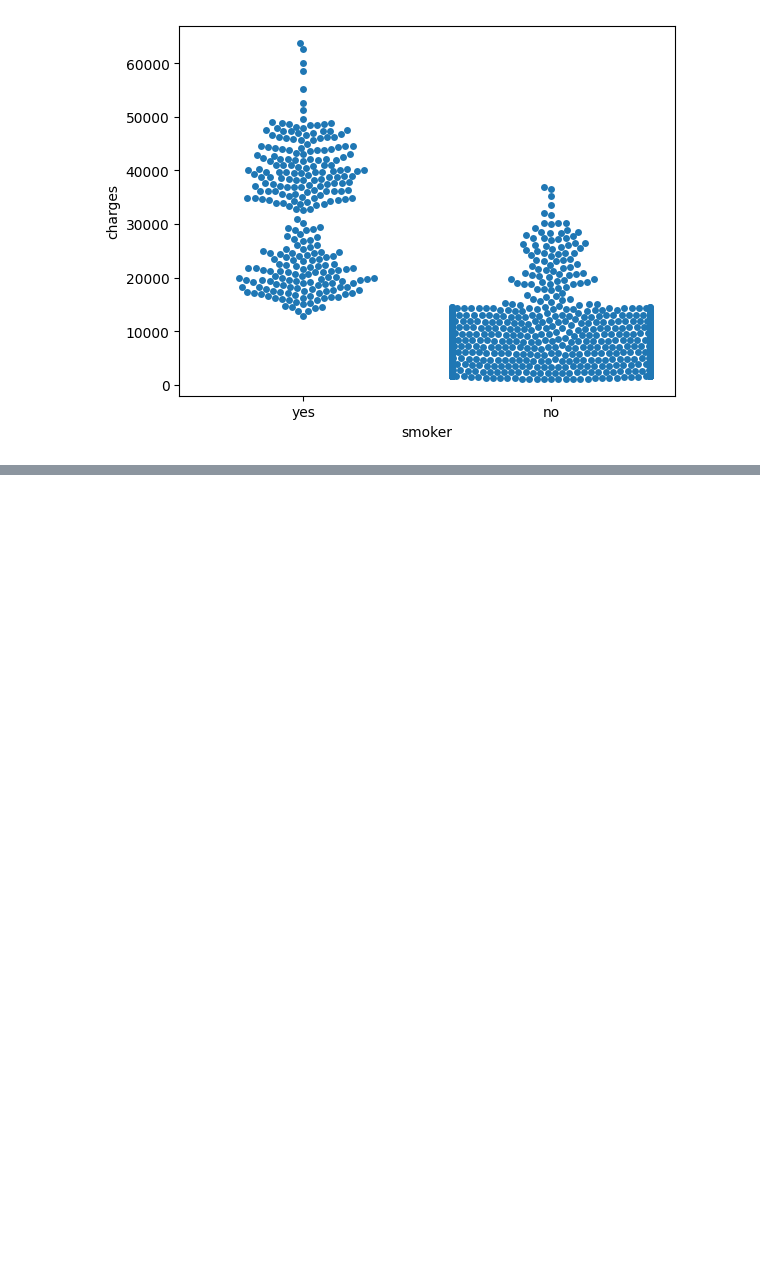
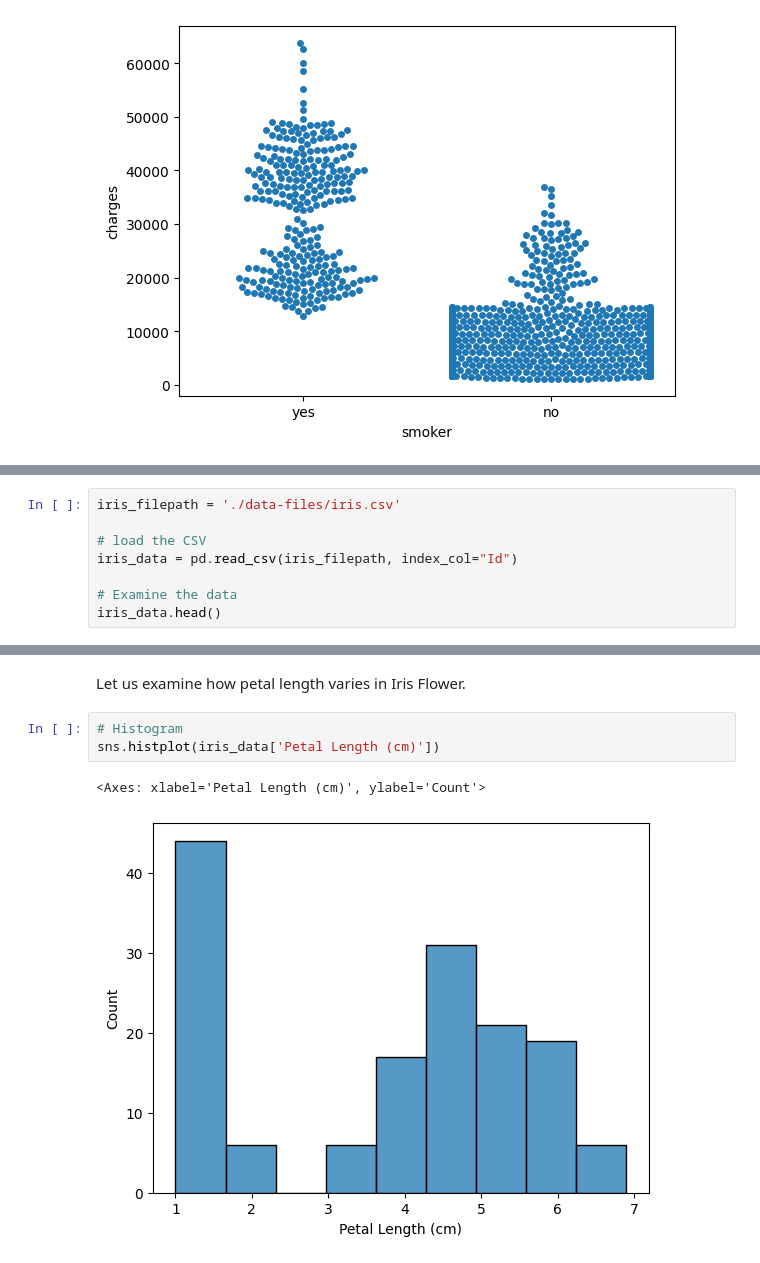
Before and after one commit to codekunoichi/learning-datascience, a Jupyter notebook: data_visualization/learning_data_visualization.ipynb, the cells around one changed output, grey strips where cells are left out. Drawn from its saved outputs; the diff is of its cells as text; blank space fills up the shorter version.

```diff
--- a/data_visualization/learning_data_visualization.ipynb
+++ b/data_visualization/learning_data_visualization.ipynb
@@ -229,0 +234,8 @@ sns.swarmplot(x=insurance_data['smoker'], y=insurance_data['charges'])
+# %%
+iris_filepath = './data-files/iris.csv'
+
+# load the CSV
+iris_data = pd.read_csv(iris_filepath, index_col="Id")
+
+# Examine the data
+iris_data.head()
@@ -229,0 +250,8 @@ sns.swarmplot(x=insurance_data['smoker'], y=insurance_data['charges'])
+# %% [markdown]
+Let us examine how petal length varies in Iris Flower.
+# %%
+# Histogram
+sns.histplot(iris_data['Petal Length (cm)'])
+# %% [output]
+<Axes: xlabel='Petal Length (cm)', ylabel='Count'>
+[figure, added]
```
Also changed, not shown: parts of 5 cells of this notebook, 1 other file.
